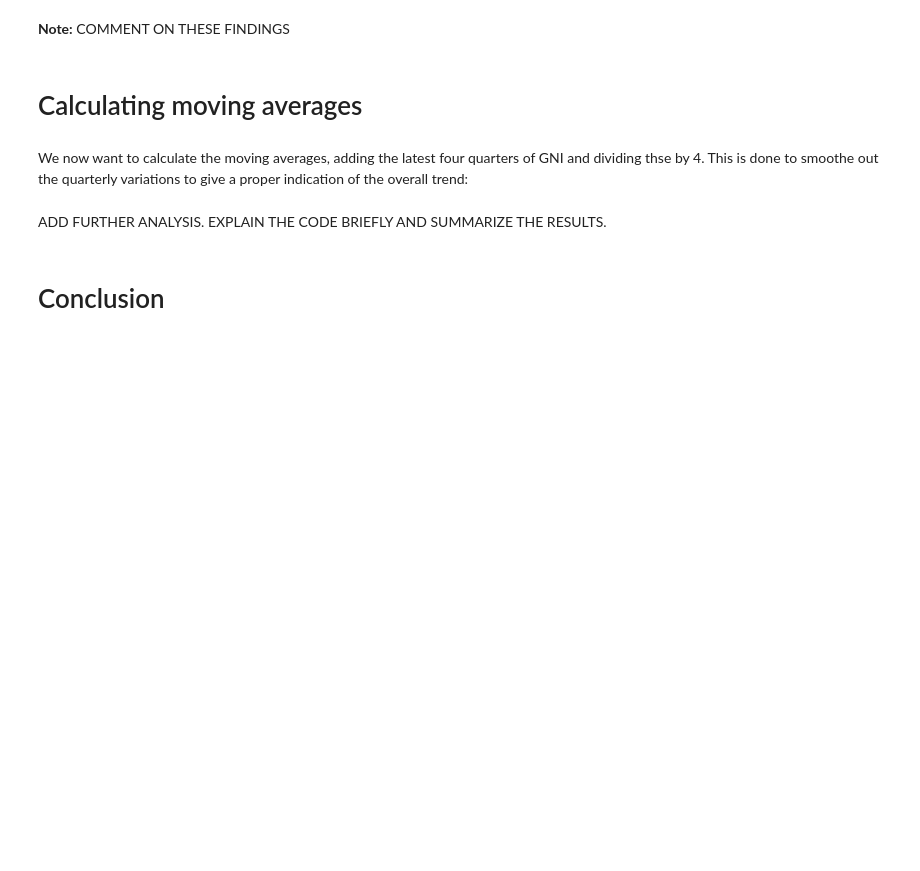
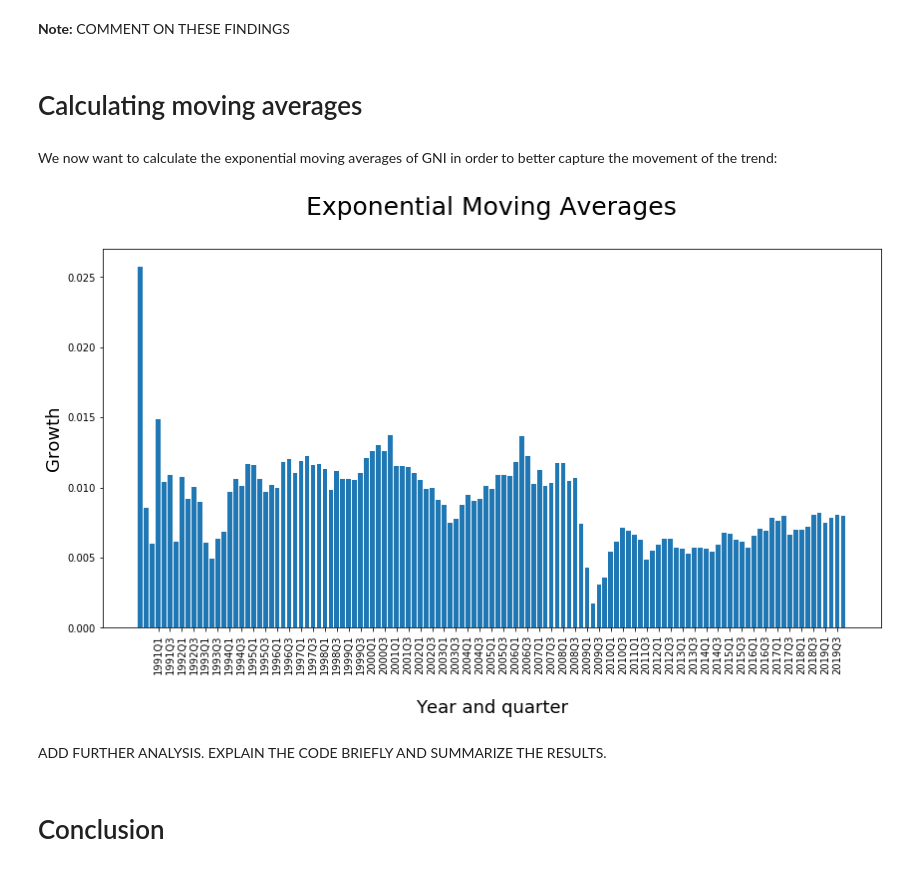
Before and after one commit to NumEconCopenhagen/projects-2020-zjr-hrv, a Jupyter notebook: dataproject/dataproject.ipynb, the cells around one changed output. Drawn from its saved outputs; the diff is of its cells as text; code cells hidden in the pictures; blank space fills up the shorter version.

```diff
--- a/dataproject/dataproject.ipynb
+++ b/dataproject/dataproject.ipynb
@@ -157,4 +116,4 @@ Growth=(np.exp(np.diff(np.log(GNI)))-1)*100
 # %% [markdown]
 # Calculating moving averages
 # %% [markdown]
-We now want to calculate the moving averages, adding the latest four quarters of GNI and dividing thse by 4. This is done to smoothe out the quarterly variations to give a proper indication of the overall trend:
+We now want to calculate the exponential moving averages of GNI in order to better capture the movement of the trend:
@@ -163,3 +120,18 @@ We now want to calculate the moving averages, adding the latest four quarters of
+# %%
+#df1['EMA']=df1['Growth'].ewm(span=20).mean().plot(style='k')
+df1['EMA']=df1['Growth'].ewm(span=20).mean()
+
+
+#Plotting Exponential Moving Averages
+plt.figure(figsize=(14,7))
+plt.xlabel('\nYear and quarter', size=18)
+plt.ylabel('Growth', size=18)
+plt.bar(df1['Tid'], df1['EMA'], label='Growth of GNI')
+plt.title('Exponential Moving Averages\n', size=25)
+plt.xticks(df1['Tid'][4:], rotation='vertical')
+plt.locator_params(axis='x', nbins=len(df1['Tid'][4:])/2)
+# %% [output]
+[figure, added]
 # %% [markdown]
 ADD FURTHER ANALYSIS. EXPLAIN THE CODE BRIEFLY AND SUMMARIZE THE RESULTS.
 # %% [markdown]
```
Also changed, not shown: parts of 14 cells of this notebook.
